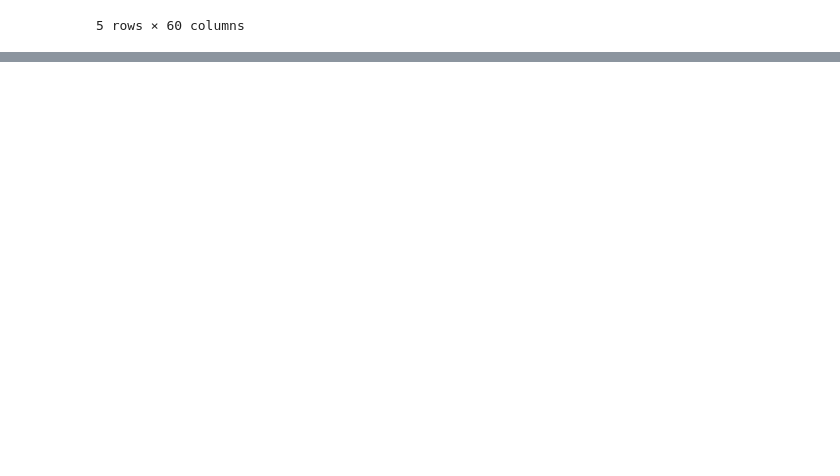
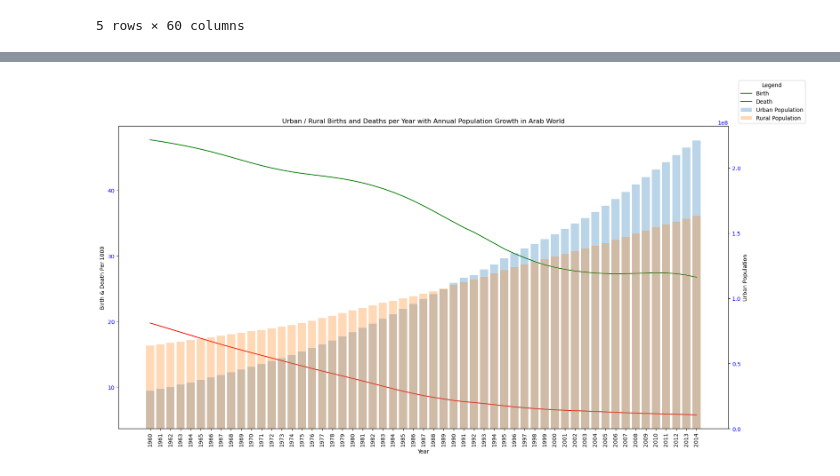
Before and after one commit to Jeremy-Amell/Pandas-EDA---Case-Study, a Jupyter notebook: health_nutrition_pop_stats.ipynb, the cells around one changed output, grey strips where cells are left out. Cells and saved outputs as stored; diff of their text form; code cells hidden in the pictures; blank space fills up the shorter version.

```diff
--- a/health_nutrition_pop_stats.ipynb
+++ b/health_nutrition_pop_stats.ipynb
@@ -136,3 +167,26 @@ rural_year_values = rural_year_df.iloc[0,:]
 # ax2.plot(data['x'], data['y2'], 'r-', label='y2 = x')
 # ax2.set_ylabel('Y2 Axis', color='r')
 # ax2.tick_params(axis='y', labelcolor=
+# %%
+# KEEP
+# Urban Pop with Birth / Death per year
+fig, ax1 = plt.subplots(figsize=(20,10))
+
+ax1.plot(birth_year_values, color='green', label='Birth')
+ax1.plot(death_year_values, color='red', label='Death')
+ax1.set_xlabel('Year')
+ax1.set_ylabel('Birth & Death Per 1000')
+ax1.tick_params(axis='y', labelcolor='b')
+plt.xticks(rotation=90)
+
+ax2 = ax1.twinx()
+ax2.bar(x=urban_year_values.index, height=urban_year_values, alpha=.3, label='Urban Population')
+ax2.bar(x=rural_year_values.index, height=rural_year_values, alpha=.3, label='Rural Population')
+ax2.set_ylabel('Urban Population')
+ax2.tick_params(axis='y', labelcolor='b')
+plt.title('Urban / Rural Births and Deaths per Year with Annual Population Growth in Arab World')
+
+fig.legend(loc='upper right', title='Legend')
+plt.show()
+# %% [output]
+[figure, added]
```
Also changed, not shown: parts of 4 cells of this notebook.
